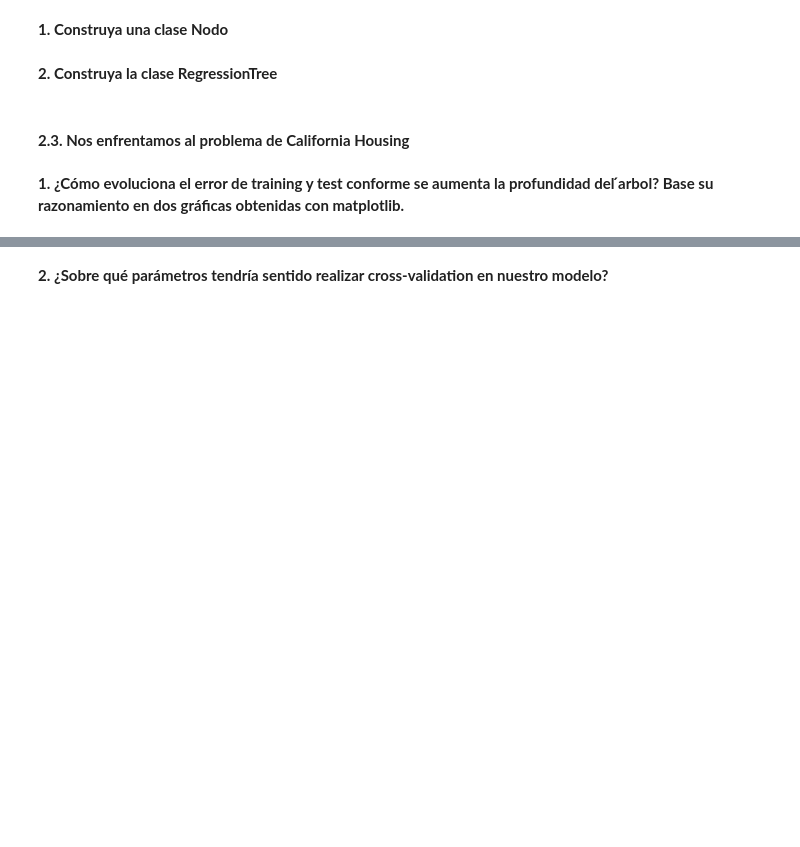
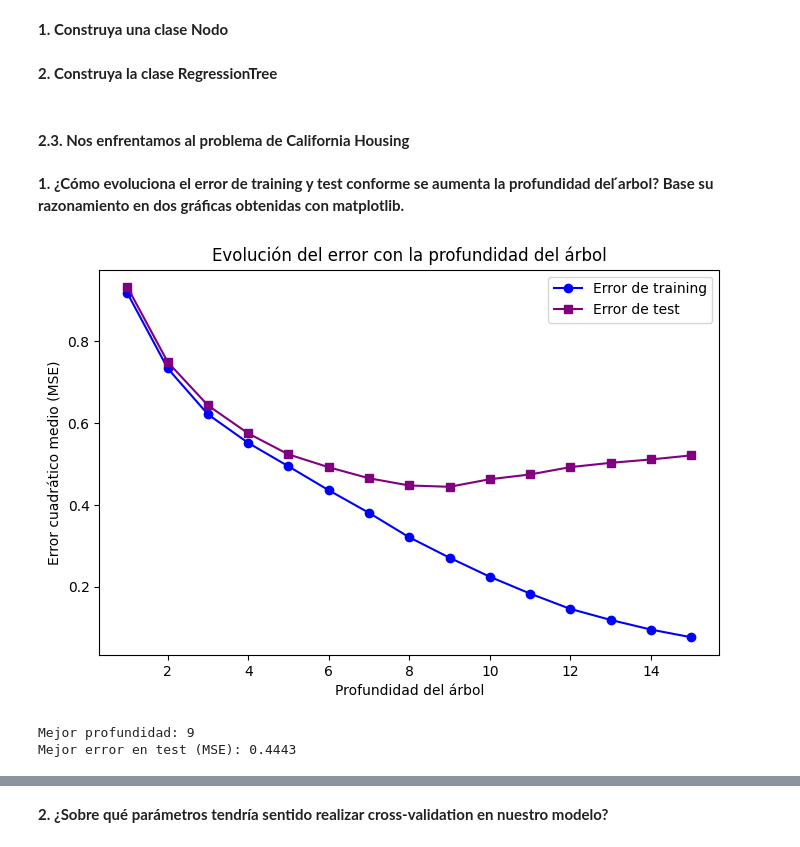
Before and after one commit to leirebernardez/P2-APAUT-II, a Jupyter notebook: soluciones_practica_2.ipynb, the cells around one changed output, grey strips where cells are left out. Saved outputs shown, nothing was run; the diff lists cells and outputs as text; code cells hidden in the pictures; blank space fills up the shorter version.

```diff
--- a/soluciones_practica_2.ipynb
+++ b/soluciones_practica_2.ipynb
@@ -410,3 +402,41 @@ class RegressionTree:
 #### **2.3. Nos enfrentamos al problema de California Housing**
 # %% [markdown]
 **1. ¿Cómo evoluciona el error de training y test conforme se aumenta la profundidad del  ́arbol? Base su razonamiento en dos gráficas obtenidas con matplotlib.**
+# %%
+depths = range(1, 16)
+train_errors = []
+test_errors = []
+
+for d in depths:
+    tree = RegressionTree(max_depth=d, min_samples_split=5)
+    tree.fit(X_train, y_train)
+
+    y_train_pred = tree.predict(X_train)
+    y_test_pred = tree.predict(X_test)
+
+    train_mse = mean_squared_error(y_train, y_train_pred)
+    test_mse = mean_squared_error(y_test, y_test_pred)
+
+    train_errors.append(train_mse)
+    test_errors.append(test_mse)
+
+# --- Representar resultados ---
+plt.figure(figsize=(8,5))
+plt.plot(depths, train_errors, 'o-', label="Error de training", color='blue')
+plt.plot(depths, test_errors, 's-', label="Error de test", color='purple')
+plt.xlabel("Profundidad del árbol")
+plt.ylabel("Error cuadrático medio (MSE)")
+plt.title("Evolución del error con la profundidad del árbol")
+plt.legend()
+plt.show()
+
+# --- Mostrar mejor resultado ---
+best_depth = depths[np.argmin(test_errors)]
+best_test_error = min(test_errors)
+
+print(f"Mejor profundidad: {best_depth}")
+print(f"Mejor error en test (MSE): {best_test_error:.4f}")
+# %% [output]
+[figure, added]
+Mejor profundidad: 9
+Mejor error en test (MSE): 0.4443
```
Also changed, not shown: parts of 14 cells of this notebook.
